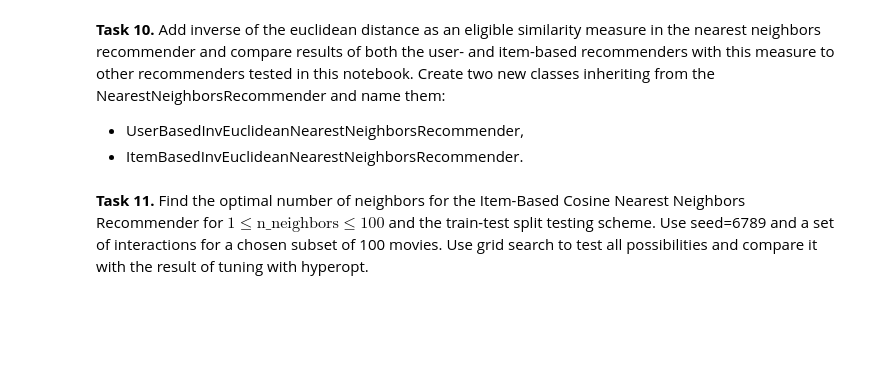
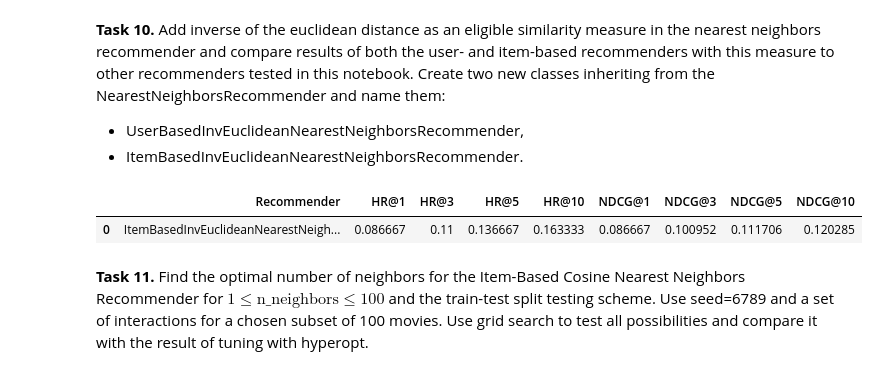
Before and after one commit to SzpilkowskiA/recommender-systems-class, a Jupyter notebook: class_06_neighborhood_methods.ipynb, the cells around one changed output. Saved outputs shown, nothing was run; the diff lists cells and outputs as text; code cells hidden in the pictures; blank space fills up the shorter version.

```diff
--- a/class_06_neighborhood_methods.ipynb
+++ b/class_06_neighborhood_methods.ipynb
@@ -591,6 +604,8 @@ class NearestNeighborsRecommender(Recommender):
             norms = np.sqrt(np.diag(n_uv))
             norms[norms == 0] = 0.000001
             similarities = n_uv / norms[:, np.newaxis] / norms[np.newaxis, :]
+        elif self.similarity_measure == 'euclidean':
+            self.similarities = get_similarities(self, r)
 
         np.fill_diagonal(similarities, -1000)
 
@@ -658,8 +673,20 @@ class NearestNeighborsRecommender(Recommender):
                     chosen_ids = np.argsort(-scores)[:n_recommendations]
 
                 elif self.collaboration_type == 'item':
+                    mapped_list = self.interactions_df.loc[self.interactions_df['user_id'] == mapped_user_id]['item_id'].tolist();
 
-                    # Write your code here
+                    item_similarities = self.similarities[mapped_list]
+
+                    # n of item similarities entries
+                    chosen_ids = np.argsort(-item_similarities, axis=1)[:self.n_neighbors]
+                    id_pairs = [(i, chosen_ids[i, j]) for j in range(self.n_neighbors) for i in range(chosen_ids.shape[0])]
+                    mask = tuple(np.array(id_pairs).T)
+                    similarities = np.zeros(shape=item_similarities.shape)
+                    similarities[mask] = item_similarities[mask]
+                    scores = np.sum(similarities, axis=0)
+                    if not self.should_recommend_already_bought:
+                        scores[mapped_list] = -1e100
+                    chosen_ids = np.argsort(-scores, axis=0)[:n_recommendations]
 
                 for item_id in chosen_ids:
                     recommendations.append(
@@ -669,6 +696,7 @@ class NearestNeighborsRecommender(Recommender):
                             'score': scores[item_id]
                         }
                     )
+
             else:  # For new users recommend most popular items
                 for i in range(n_recommendations):
                     recommendations.append(
@@ -887,7 +1037,57 @@ display(loo_results)
 - UserBasedInvEuclideanNearestNeighborsRecommender,
 - ItemBasedInvEuclideanNearestNeighborsRecommender.
 # %%
-# Write your code here
+class InvEuclideanNearestNeighborsRecommender(NearestNeighborsRecommender):
+
+    def __init__(self):
+        super().__init__()
+
+        self.collaboration_type = 'user'
+        self.similarity_measure = 'euclidean'
+
+    def get_similarities(self, r):
+        a = r[:, None]
+        b = r[None, None]
+        d = a - b
+        similarities = np.sqrt(np.sum(d**2, axis=-1))[0]
+        similarities[similarities == 0] = 0.000001
+        similarities = 1 / similarities
+        np.fill_diagonal(similarities, -1000)
+        return similarities
+
+
+class UserBasedInvEuclideanNearestNeighborsRecommender(InvEuclideanNearestNeighborsRecommender):
+
+    def __init__(self):
+        super().__init__()
+
+        self.collaboration_type = 'user'
+        self.similarity_measure = 'euclidean'
+
+
+class ItemBasedInvEuclideanNearestNeighborsRecommender(InvEuclideanNearestNeighborsRecommender):
+
+    def __init__(self):
+        super().__init__()
+
+        self.collaboration_type = 'item'
+        self.similarity_measure = 'euclidean'
+
+
+
+ib_inverse_euclidean_nn_recommender = ItemBasedInvEuclideanNearestNeighborsRecommender()
+ib_inverse_euclidean_nn_recommender.initialize(n_neighbors=30)
+
+ib_inverse_euclidean_nn_recommender = [['ItemBasedInvEuclideanNearestNeighborsRecommender'] + list(evaluate_leave_one_out_implicit(
+    ib_inverse_euclidean_nn_recommender, ml_ratings_df.loc[:, ['user_id', 'item_id']], ml_movies_df, max_evals=300, seed=6789))]
+
+ib_inverse_euclidean_nn_recommender = pd.DataFrame(
+    ib_inverse_euclidean_nn_recommender, columns=['Recommender', 'HR@1', 'HR@3', 'HR@5', 'HR@10', 'NDCG@1', 'NDCG@3', 'NDCG@5', 'NDCG@10'])
+
+display(ib_inverse_euclidean_nn_recommender)
+# %% [output]
+|  | Recommender | HR@1 | HR@3 | HR@5 | HR@10 | NDCG@1 | NDCG@3 | NDCG@5 | NDCG@10 |
+| 0 | ItemBasedInvEuclideanNearestNeigh... | 0.086667 | 0.11 | 0.136667 | 0.163333 | 0.086667 | 0.100952 | 0.111706 | 0.120285 |
 # %% [markdown]
 **Task 11.** Find the optimal number of neighbors for the Item-Based Cosine Nearest Neighbors Recommender for $1 \leq \text{n_neighbors} \leq 100$ and the train-test split testing scheme. Use seed=6789 and a set of interactions for a chosen subset of 100 movies. Use grid search to test all possibilities and compare it with the result of tuning with hyperopt.
 # %%
```
Also changed, not shown: parts of 22 cells of this notebook, 11 other files.
